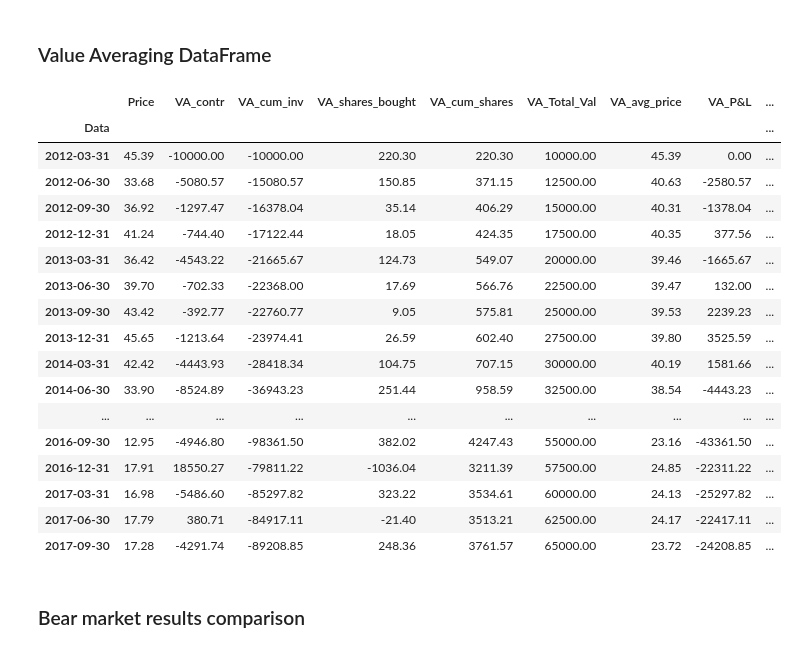
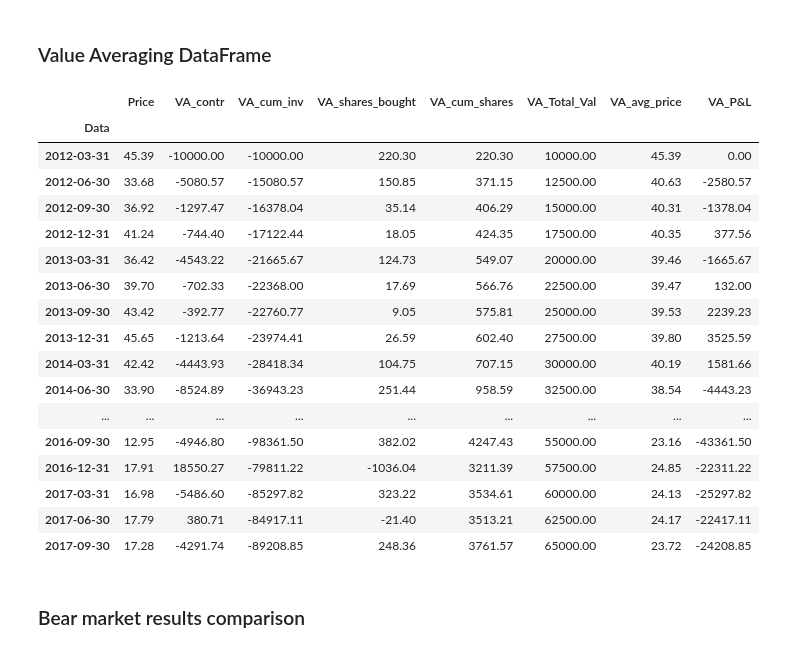
Before and after one commit to BuzuGit/Dollar-Cost-Averaging-vs-Value-Averaging-Analysis, a Jupyter notebook: Value Averaging Analysis.ipynb, the cells around one changed output. Drawn from its saved outputs; the diff is of its cells as text; code cells hidden in the pictures.

```diff
--- a/Value Averaging Analysis.ipynb
+++ b/Value Averaging Analysis.ipynb
@@ -94,7 +92,6 @@ def va_df_creator(df, **quess_val):
     for date, val in zip(dates, values):
         feed.append((date, val))
     va_xirr = financial.xirr(tuple(feed), guess=quess_val.get('guess_val',0.1))
-    va_df['VA_xirr'] = va_xirr
     va_df = va_df[['Price', 'VA_contr', 'VA_cum_inv', 'VA_shares_bought','VA_cum_shares',
-                   'VA_Total_Val', 'VA_avg_price', 'VA_P&L', 'VA_xirr']]
-    return va_df
+                   'VA_Total_Val', 'VA_avg_price', 'VA_P&L']]
+    return va_df, va_xirr
@@ -215,26 +244,26 @@ bear_dca
 # %% [markdown]
 ### Value Averaging DataFrame
 # %%
-bear_va = va_df_creator(bear_df, guess_val=-0.5)
+bear_va, bear_va_xirr = va_df_creator(bear_df, guess_val=-0.5)
 bear_va
 # %% [output]
-|  | Price | VA_contr | VA_cum_inv | VA_shares_bought | VA_cum_shares | VA_Total_Val | VA_avg_price | VA_P&L | ... |
-| Data |  |  |  |  |  |  |  |  | ... |
-| 2012-03-31 | 45.39 | -10000.00 | -10000.00 | 220.30 | 220.30 | 10000.00 | 45.39 | 0.00 | ... |
-| 2012-06-30 | 33.68 | -5080.57 | -15080.57 | 150.85 | 371.15 | 12500.00 | 40.63 | -2580.57 | ... |
-| 2012-09-30 | 36.92 | -1297.47 | -16378.04 | 35.14 | 406.29 | 15000.00 | 40.31 | -1378.04 | ... |
-| 2012-12-31 | 41.24 | -744.40 | -17122.44 | 18.05 | 424.35 | 17500.00 | 40.35 | 377.56 | ... |
-| 2013-03-31 | 36.42 | -4543.22 | -21665.67 | 124.73 | 549.07 | 20000.00 | 39.46 | -1665.67 | ... |
-| 2013-06-30 | 39.70 | -702.33 | -22368.00 | 17.69 | 566.76 | 22500.00 | 39.47 | 132.00 | ... |
-| 2013-09-30 | 43.42 | -392.77 | -22760.77 | 9.05 | 575.81 | 25000.00 | 39.53 | 2239.23 | ... |
-| 2013-12-31 | 45.65 | -1213.64 | -23974.41 | 26.59 | 602.40 | 27500.00 | 39.80 | 3525.59 | ... |
-| 2014-03-31 | 42.42 | -4443.93 | -28418.34 | 104.75 | 707.15 | 30000.00 | 40.19 | 1581.66 | ... |
-| 2014-06-30 | 33.90 | -8524.89 | -36943.23 | 251.44 | 958.59 | 32500.00 | 38.54 | -4443.23 | ... |
-| ... | ... | ... | ... | ... | ... | ... | ... | ... | ... |
-| 2016-09-30 | 12.95 | -4946.80 | -98361.50 | 382.02 | 4247.43 | 55000.00 | 23.16 | -43361.50 | ... |
-| 2016-12-31 | 17.91 | 18550.27 | -79811.22 | -1036.04 | 3211.39 | 57500.00 | 24.85 | -22311.22 | ... |
-| 2017-03-31 | 16.98 | -5486.60 | -85297.82 | 323.22 | 3534.61 | 60000.00 | 24.13 | -25297.82 | ... |
-| 2017-06-30 | 17.79 | 380.71 | -84917.11 | -21.40 | 3513.21 | 62500.00 | 24.17 | -22417.11 | ... |
-| 2017-09-30 | 17.28 | -4291.74 | -89208.85 | 248.36 | 3761.57 | 65000.00 | 23.72 | -24208.85 | ... |
+|  | Price | VA_contr | VA_cum_inv | VA_shares_bought | VA_cum_shares | VA_Total_Val | VA_avg_price | VA_P&L |
+| Data |  |  |  |  |  |  |  |  |
+| 2012-03-31 | 45.39 | -10000.00 | -10000.00 | 220.30 | 220.30 | 10000.00 | 45.39 | 0.00 |
+| 2012-06-30 | 33.68 | -5080.57 | -15080.57 | 150.85 | 371.15 | 12500.00 | 40.63 | -2580.57 |
+| 2012-09-30 | 36.92 | -1297.47 | -16378.04 | 35.14 | 406.29 | 15000.00 | 40.31 | -1378.04 |
+| 2012-12-31 | 41.24 | -744.40 | -17122.44 | 18.05 | 424.35 | 17500.00 | 40.35 | 377.56 |
+| 2013-03-31 | 36.42 | -4543.22 | -21665.67 | 124.73 | 549.07 | 20000.00 | 39.46 | -1665.67 |
+| 2013-06-30 | 39.70 | -702.33 | -22368.00 | 17.69 | 566.76 | 22500.00 | 39.47 | 132.00 |
+| 2013-09-30 | 43.42 | -392.77 | -22760.77 | 9.05 | 575.81 | 25000.00 | 39.53 | 2239.23 |
+| 2013-12-31 | 45.65 | -1213.64 | -23974.41 | 26.59 | 602.40 | 27500.00 | 39.80 | 3525.59 |
+| 2014-03-31 | 42.42 | -4443.93 | -28418.34 | 104.75 | 707.15 | 30000.00 | 40.19 | 1581.66 |
+| 2014-06-30 | 33.90 | -8524.89 | -36943.23 | 251.44 | 958.59 | 32500.00 | 38.54 | -4443.23 |
+| ... | ... | ... | ... | ... | ... | ... | ... | ... |
+| 2016-09-30 | 12.95 | -4946.80 | -98361.50 | 382.02 | 4247.43 | 55000.00 | 23.16 | -43361.50 |
+| 2016-12-31 | 17.91 | 18550.27 | -79811.22 | -1036.04 | 3211.39 | 57500.00 | 24.85 | -22311.22 |
+| 2017-03-31 | 16.98 | -5486.60 | -85297.82 | 323.22 | 3534.61 | 60000.00 | 24.13 | -25297.82 |
+| 2017-06-30 | 17.79 | 380.71 | -84917.11 | -21.40 | 3513.21 | 62500.00 | 24.17 | -22417.11 |
+| 2017-09-30 | 17.28 | -4291.74 | -89208.85 | 248.36 | 3761.57 | 65000.00 | 23.72 | -24208.85 |
 # %% [markdown]
 ### Bear market results comparison
```
Also changed, not shown: parts of 15 cells of this notebook.
